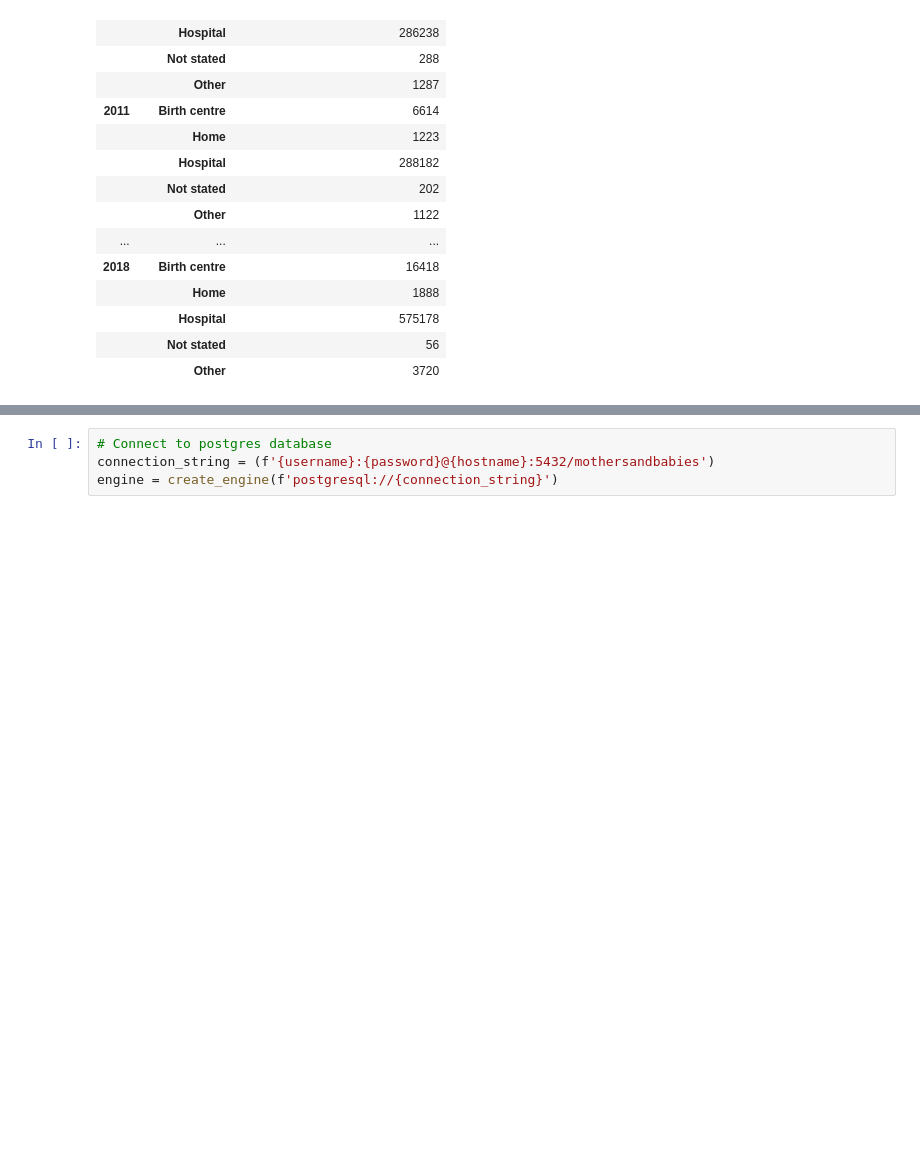
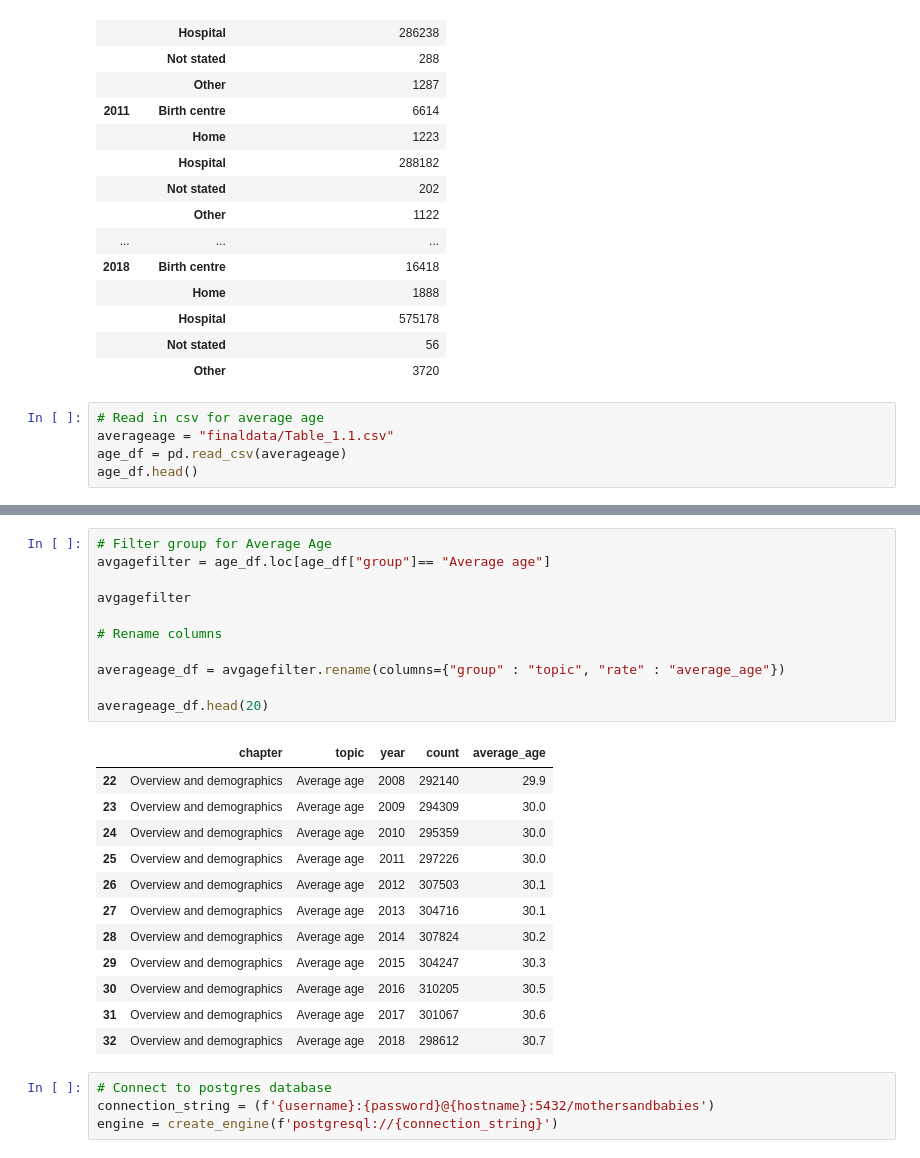
Before and after one commit to KirstieMcCown/finalproject, a Jupyter notebook: data_cleaning/mothers.ipynb, the cells around one changed output, grey strips where cells are left out. Drawn from its saved outputs; the diff is of its cells as text; blank space fills up the shorter version.

```diff
--- a/data_cleaning/mothers.ipynb
+++ b/data_cleaning/mothers.ipynb
@@ -675,3 +613,8 @@ countofbirthplace_df
 |  | Hospital | 575178 |
 |  | Not stated | 56 |
 |  | Other | 3720 |
+# %%
+# Read in csv for average age
+averageage = "finaldata/Table_1.1.csv"
+age_df = pd.read_csv(averageage)
+age_df.head()
@@ -678,3 +663,27 @@ countofbirthplace_df
+# %%
+# Filter group for Average Age
+avgagefilter = age_df.loc[age_df["group"]== "Average age"]
+
+avgagefilter
+
+# Rename columns
+
+averageage_df = avgagefilter.rename(columns={"group" : "topic", "rate" : "average_age"})
+
+averageage_df.head(20)
+# %% [output]
+|  | chapter | topic | year | count | average_age |
+| 22 | Overview and demographics | Average age | 2008 | 292140 | 29.9 |
+| 23 | Overview and demographics | Average age | 2009 | 294309 | 30.0 |
+| 24 | Overview and demographics | Average age | 2010 | 295359 | 30.0 |
+| 25 | Overview and demographics | Average age | 2011 | 297226 | 30.0 |
+| 26 | Overview and demographics | Average age | 2012 | 307503 | 30.1 |
+| 27 | Overview and demographics | Average age | 2013 | 304716 | 30.1 |
+| 28 | Overview and demographics | Average age | 2014 | 307824 | 30.2 |
+| 29 | Overview and demographics | Average age | 2015 | 304247 | 30.3 |
+| 30 | Overview and demographics | Average age | 2016 | 310205 | 30.5 |
+| 31 | Overview and demographics | Average age | 2017 | 301067 | 30.6 |
+| 32 | Overview and demographics | Average age | 2018 | 298612 | 30.7 |
 # %%
 # Connect to postgres database
 connection_string = (f'{username}:{password}@{hostname}:5432/mothersandbabies')
```
Also changed, not shown: parts of 7 cells of this notebook, 6 other files.
